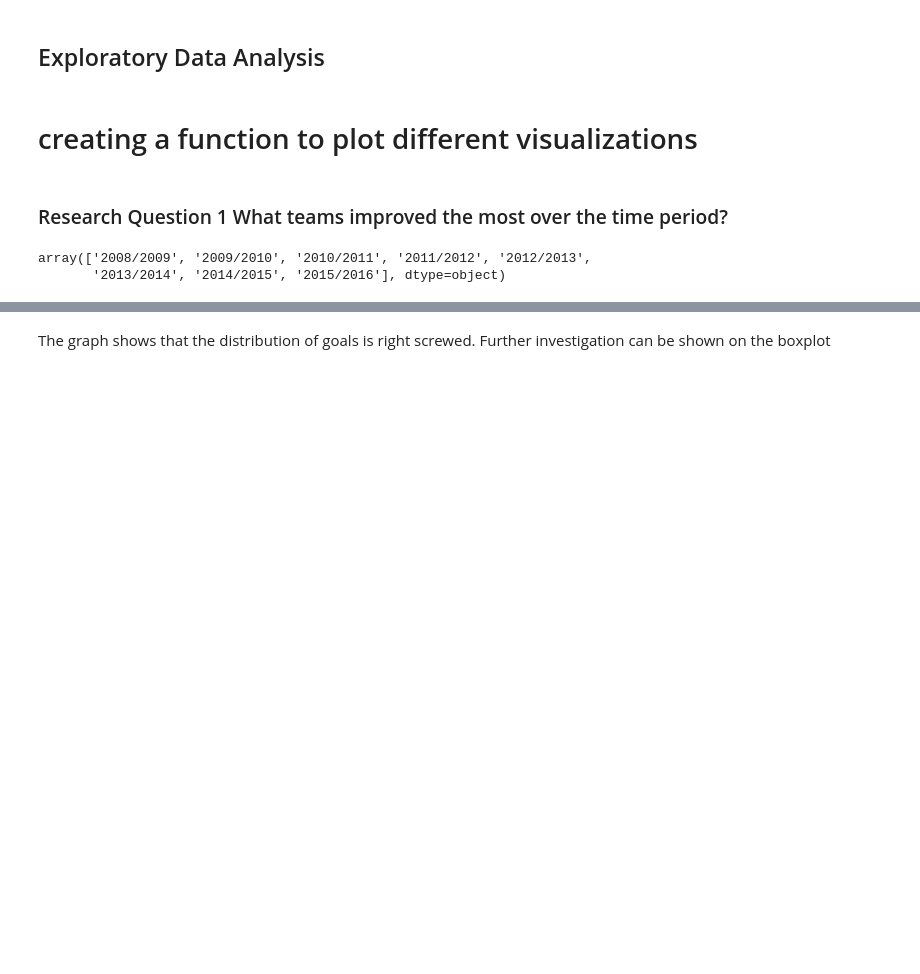
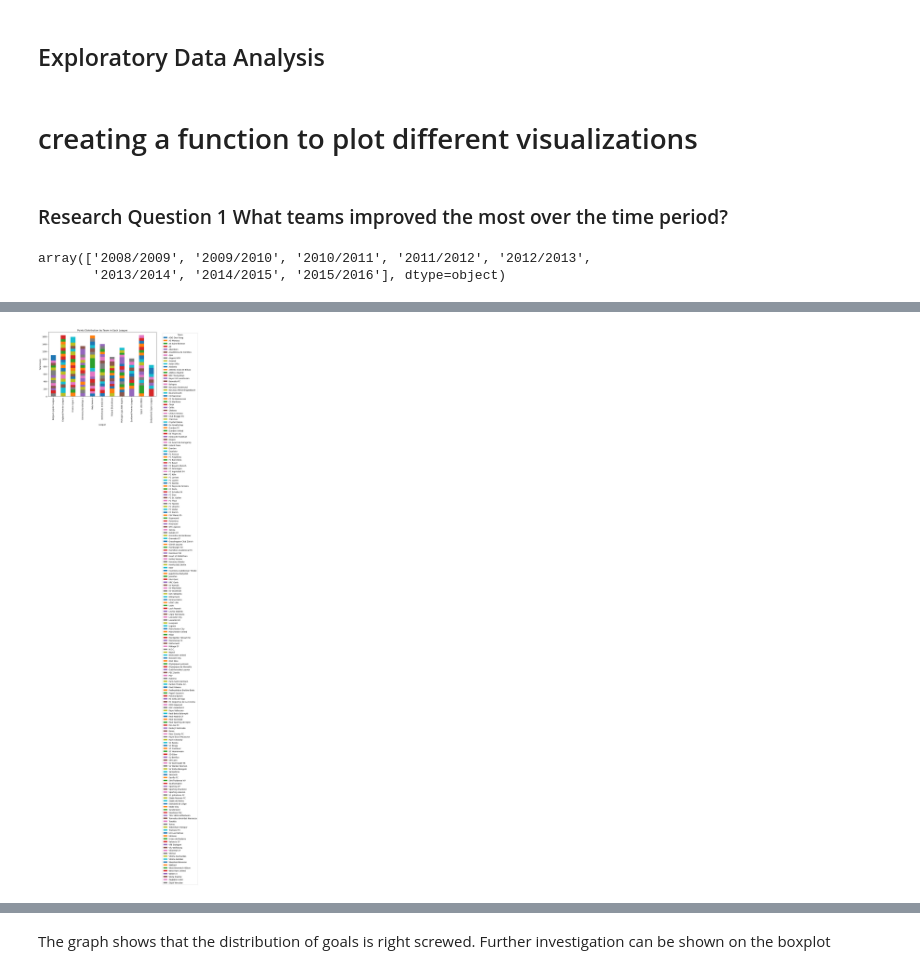
Before and after one commit to Daviedavie100/Investigating_dataset_project, a Jupyter notebook: Investigate_a_Dataset.ipynb, the cells around one changed output, grey strips where cells are left out. Drawn from its saved outputs; the diff is of its cells as text; code cells hidden in the pictures; blank space fills up the shorter version.

```diff
--- a/Investigate_a_Dataset.ipynb
+++ b/Investigate_a_Dataset.ipynb
@@ -1298,0 +1320,15 @@ Name: goals, Length: 1478, dtype: int64
+# %%
+import pandas as pd
+
+# Pivot for stacked bar chart
+stacked_data = goal_08_16.pivot_table(index='league_name', columns='Team', values='pts', aggfunc='sum')
+
+# Plot stacked bar chart
+stacked_data.plot(kind='bar', stacked=True, figsize=(10, 6))
+plt.title('Points Distribution by Team in Each League')
+plt.xlabel('League')
+plt.ylabel('Total Points')
+plt.legend(title='Team', bbox_to_anchor=(1.05, 1), loc='upper left')
+plt.show()
+# %% [output]
+[figure, added]
```
Also changed, not shown: parts of 22 cells of this notebook.
